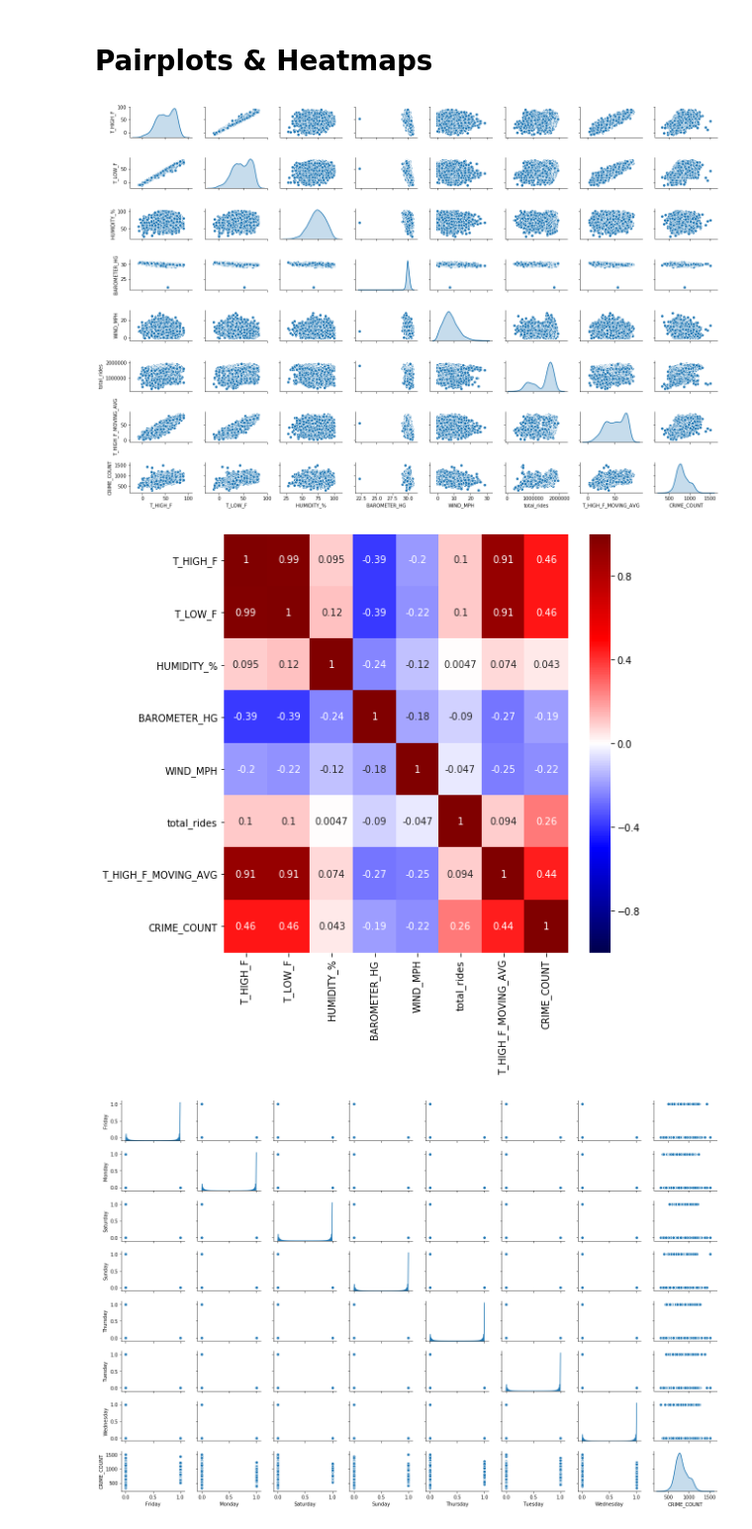
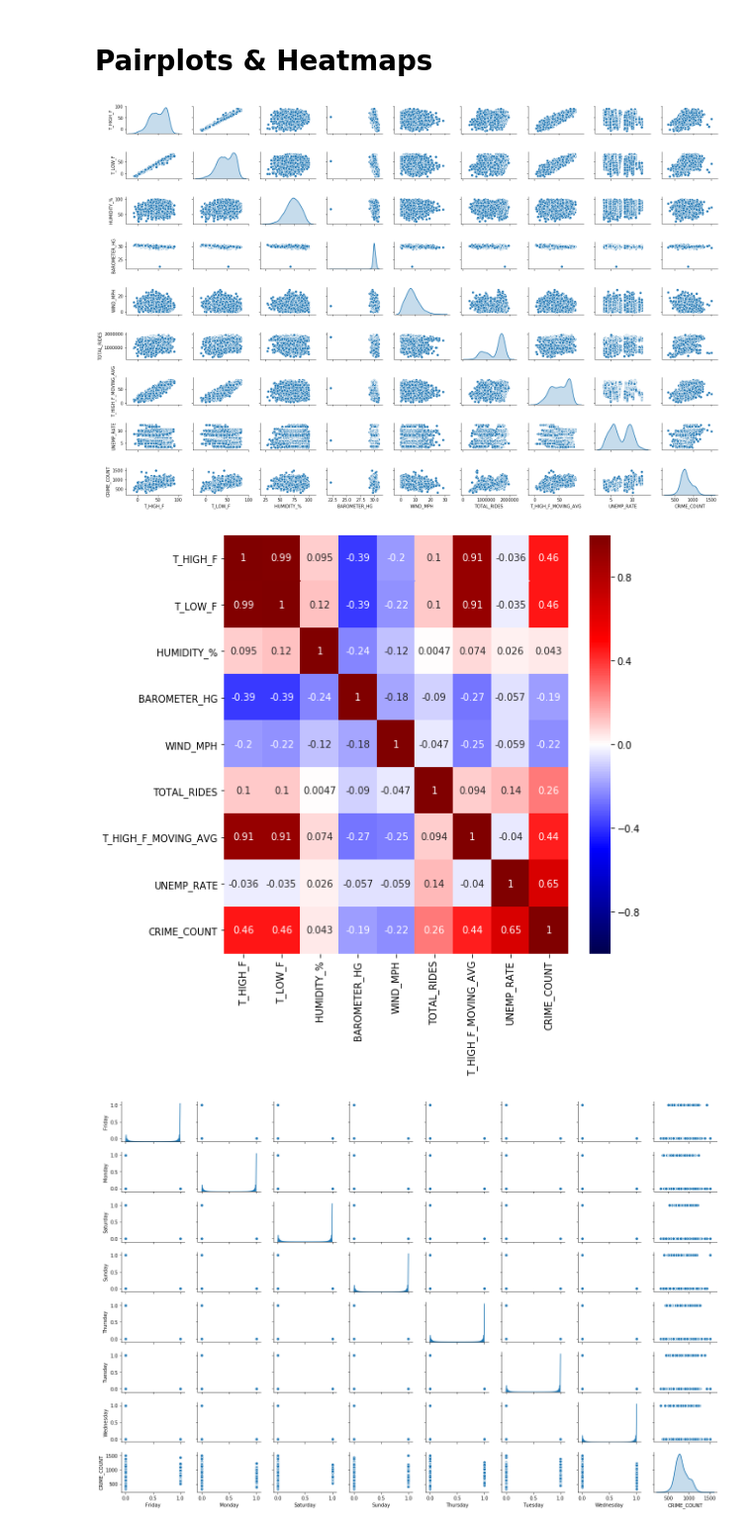
Before and after one commit to silvernine209/chicago_crime_rate_predictor, a Jupyter notebook: project_2_luther_lee_matthew.ipynb, the cells around one changed output. Shown at 99% size. Saved outputs shown, nothing was run; the diff lists cells and outputs as text; code cells hidden in the pictures.

Commit message:
Added Unemployment Rate Data. Base_R^2_Test:0.7 -> ElasticNet_R^2_Test:0.81

```diff
--- a/project_2_luther_lee_matthew.ipynb
+++ b/project_2_luther_lee_matthew.ipynb
@@ -288,7 +288,7 @@ df_merged = df_merged.sort_values(by=['DATE_TIME_PROCESSED']).reset_index()
 df_ridership = pd.read_csv('CTA_-_Ridership_-_Daily_Boarding_Totals.csv')
 df_ridership.drop(columns=['day_type','bus','rail_boardings'],inplace=True)
 df_ridership['service_date'] =  pd.to_datetime(df_ridership['service_date'], format='%m/%d/%Y')
-df_ridership.rename(columns={'service_date':'DATE_TIME_PROCESSED'},inplace=True)
+df_ridership.rename(columns={'service_date':'DATE_TIME_PROCESSED','total_rides':'TOTAL_RIDES'},inplace=True)
 df_merged = pd.merge(df_merged,df_ridership,on='DATE_TIME_PROCESSED',how='left')
 # %% [markdown]
 #### Add Unemployment Rate ([Source](https://data.bls.gov/timeseries/LAUMT171698000000004?amp%253bdata_tool=XGtable&output_view=data&include_graphs=true))
@@ -297,3 +295,17 @@ df_unemployment = pd.read_csv('chicago_unemployment_rate.csv')
+# %%
+df_unemployment = pd.read_csv('chicago_unemployment_rate.csv')
+df_unemployment.rename(columns={'unemployment rate':'UNEMP_RATE'},inplace=True)
+
+# Create common column between df_unemployment and df_merged to merge them
+df_unemployment['Year'] = df_unemployment['Year'].astype(str)
+df_unemployment['YEAR_MONTH'] = df_unemployment['Year']+'-'+df_unemployment['Period']
+df_unemployment = df_unemployment.drop(columns=['Year','Period'])
+df_merged['YEAR_MONTH'] = df_merged['DATE_TIME_PROCESSED'].apply(lambda x : str(x.year)+'-'+x.strftime("%b"))
+
+# Merge the two data
+df_merged = pd.merge(df_merged,df_unemployment,on='YEAR_MONTH',how='left')
+df_merged = df_merged.drop(columns = ['index','YEAR_MONTH'])
+df_merged = df_merged.dropna()
 # %% [markdown]
 # Feature Engineering - Numeric
 # %%
@@ -316,6 +320,14 @@ df_merged = df_merged.reset_index()
 # %% [markdown]
 # Feature Engineering - Categorical
 # %%
+# Day of the week
+# Assumption : There might be a pattern with crime and day of the week. ex) people drink more during weekends
+df_merged['DAY_NAME'] = df_merged['DATE_TIME_PROCESSED'].apply(lambda x : x.day_name())
+
+# Month of the year
+# Assumption : There might be a pattern with crime and day of the week. ex) people drink more during weekends
+df_merged['MONTH_NAME'] = df_merged['DATE_TIME_PROCESSED'].apply(lambda x : x.month_name())
+
 # Add "DAY_NAME" categorical feature as numeric features for linear regression
 df_merged = pd.concat([df_merged, pd.get_dummies(df_merged['DAY_NAME'], drop_first=False)], axis=1)
 
@@ -334,5 +346,5 @@ df_merged['WEATHER_DESC'] = df_merged['WEATHER_DESC'].replace(other_weather_desc
 df_merged = pd.concat([df_merged, pd.get_dummies(df_merged['WEATHER_DESC'], drop_first=False)], axis=1)
 
 # Drop catagorical columns
-df_merged = df_merged.drop(['level_0','index','WEATHER_DESC', 'DATE_TIME_PROCESSED','WIND_DIRECTION','DAY_NAME','MONTH_NAME'], axis=1)
+df_merged = df_merged.drop(['index','WEATHER_DESC', 'DATE_TIME_PROCESSED','WIND_DIRECTION','DAY_NAME','MONTH_NAME'], axis=1)
 df_merged.dropna(inplace=True)
@@ -339,15 +362,15 @@ df_merged.dropna(inplace=True)
 # %% [markdown]
 # Pairplots & Heatmaps
 # %%
-numerical_features = ['T_HIGH_F', 'T_LOW_F', 'HUMIDITY_%', 'BAROMETER_HG', 'WIND_MPH','total_rides','T_HIGH_F_MOVING_AVG','CRIME_COUNT']
+numerical_features = ['T_HIGH_F', 'T_LOW_F', 'HUMIDITY_%', 'BAROMETER_HG', 'WIND_MPH','TOTAL_RIDES','T_HIGH_F_MOVING_AVG','UNEMP_RATE','CRIME_COUNT']
 sns.pairplot(df_merged[numerical_features],height=1.5, aspect=1.5, diag_kind='kde');
 # %% [output]
-[figure, old version]
+[figure, new version]
 # %%
 # corr matrix of numerical features
 plt.figure(figsize=(8, 8))
 sns.heatmap(df_merged[numerical_features].corr(), cmap="seismic", annot=True, vmin=-1, vmax=1);
 # more cmaps: https://matplotlib.org/examples/color/colormaps_reference.html
 # %% [output]
-[figure, old version]
+[figure, new version]
 # %%
```
Also changed, not shown: parts of 20 cells of this notebook.
